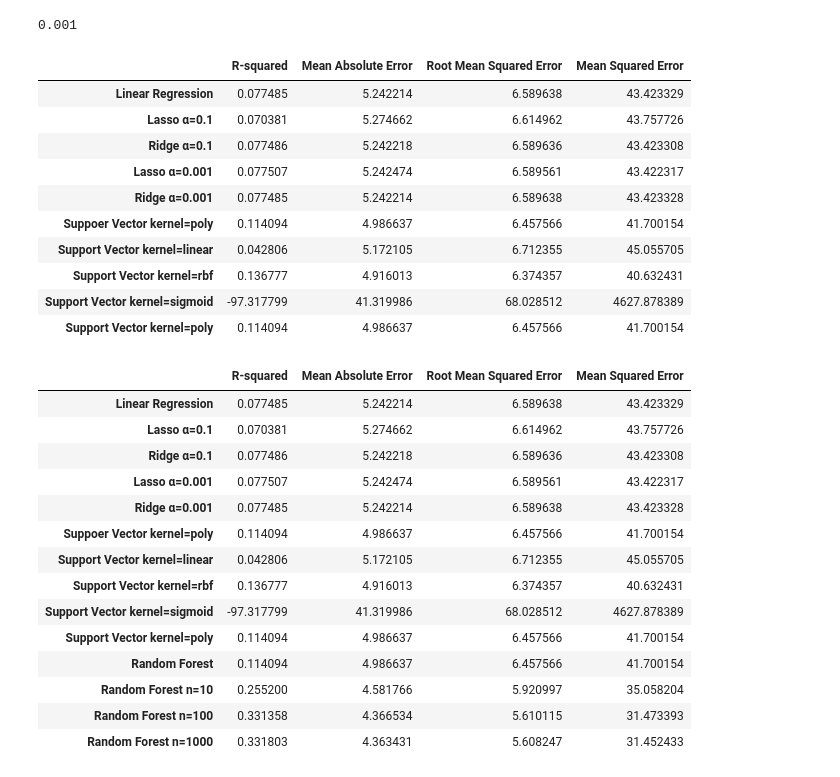
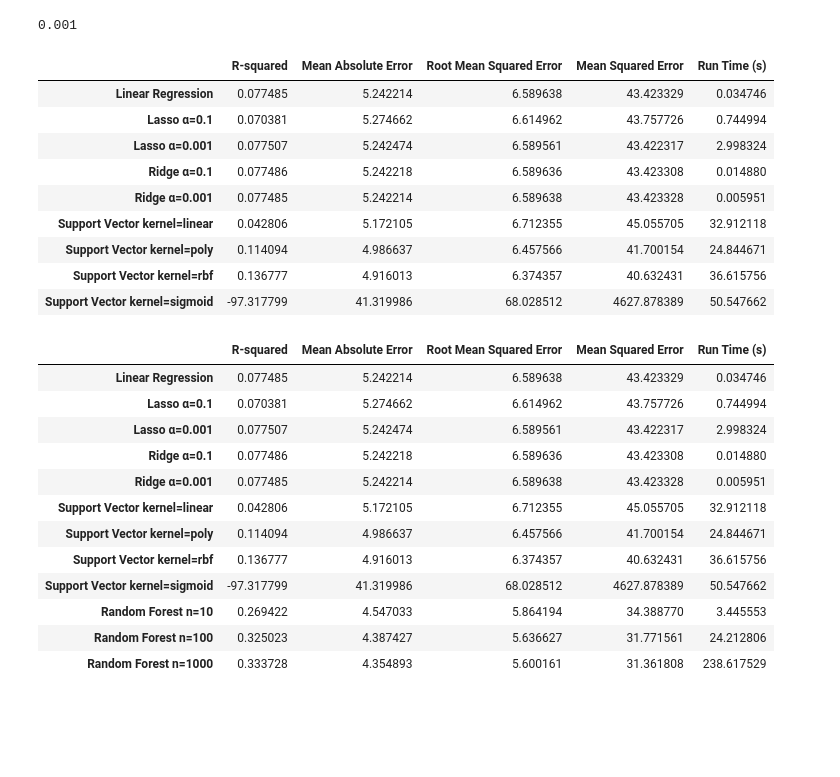
Before and after one commit to aferguson15235/tda, a Jupyter notebook: linear_regression.ipynb, the cells around one changed output. Saved outputs shown, nothing was run; the diff lists cells and outputs as text; code cells hidden in the pictures; blank space fills up the shorter version.

Commit message:
regression timers

```diff
--- a/linear_regression.ipynb
+++ b/linear_regression.ipynb
@@ -196,10 +197,13 @@ acc_db = pd.DataFrame(columns=['R-squared', 'Mean Absolute Error', 'Root Mean Sq
 # %%
 # create multi linear regression using Ordinary Least Squares
+start = time.time()
 lin_reg = LinearRegression()
 # train the model
 lin_reg.fit(x_train,y_train)
 # test model on test data
 y_pred_lin_reg = lin_reg.predict(x_test)
+# measure runtime of model
+run_time = time.time() - start
 
 # add prediction and actual to database
 db_lin_reg = pd.DataFrame({'Actual': y_test, 'Predicted': y_pred_lin_reg})
@@ -211,7 +215,7 @@ RMSE = metrics.root_mean_squared_error(y_test, y_pred_lin_reg)
 MSE = RMSE**2
 
 # add statistics to database
-acc_db.loc['Linear Regression'] = [R2, MAE, RMSE, MSE]
+acc_db.loc['Linear Regression'] = [R2, MAE, RMSE, MSE, run_time]
 
 acc_db
 # %% [output]
@@ -220,11 +224,14 @@ acc_db
 # %%
 # Lasso model with variable alpha
+start = time.time()
 alpha = 0.001
 model_lasso = Lasso(alpha)
 # train the model
 model_lasso.fit(x_train,y_train)
 # test model on test data
 y_pred_lasso = model_lasso.predict(x_test)
+# measure runtime of model
+run_time = time.time() - start
 
 # add prediction and actual to database
 db_lasso = pd.DataFrame({'Actual': y_test, 'Predicted': y_pred_lasso})
@@ -236,7 +243,7 @@ RMSE = metrics.root_mean_squared_error(y_test, y_pred_lasso)
 MSE = RMSE**2
 
 # add statistics to database
-acc_db.loc['Lasso '+chr(945)+'='+str(alpha)] = [R2, MAE, RMSE, MSE]
+acc_db.loc['Lasso '+chr(945)+'='+str(alpha)] = [R2, MAE, RMSE, MSE, run_time]
 
 acc_db
 # %% [output]
@@ -248,11 +254,14 @@ acc_db
 # %%
 # Ridge model with variable alpha
+start = time.time()
 alpha = 0.001
 model_ridge = Ridge(alpha)
 # train the model
 model_ridge.fit(x_train,y_train)
 # test model on test data
 y_pred_ridge = model_ridge.predict(x_test)
+# measure runtime of model
+run_time = time.time() - start
 
 # add prediction and actual to database
 db_ridge = pd.DataFrame({'Actual': y_test, 'Predicted': y_pred_ridge})
@@ -264,7 +273,7 @@ RMSE = metrics.root_mean_squared_error(y_test, y_pred_ridge)
 MSE = RMSE**2
 
 # add statistics to database
-acc_db.loc['Ridge '+chr(945)+'='+str(alpha)] = [R2, MAE, RMSE, MSE]
+acc_db.loc['Ridge '+chr(945)+'='+str(alpha)] = [R2, MAE, RMSE, MSE, run_time]
 
 acc_db
 # %% [output]
@@ -288,12 +297,15 @@ print(model.alpha_)
 0.001
 # %%
 # support vector regressor with variable kernel - options: {‘linear’, ‘poly’, ‘rbf’, ‘sigmoid’}
-kernel = 'poly'
+start = time.time()
+kernel = 'sigmoid'
 svr = SVR(kernel=kernel)
 # train the model
 svr.fit(x_train,y_train)
 # test model on test data
 y_pred_svr = svr.predict(x_test)
+# measure runtime of model
+run_time = time.time() - start
 
 # add prediction and actual to database
 db_svr = pd.DataFrame({'Actual': y_test, 'Predicted': y_pred_svr})
@@ -305,56 +317,56 @@ RMSE = metrics.root_mean_squared_error(y_test, y_pred_svr)
 MSE = RMSE**2
 
 # add statistics to database
-acc_db.loc['Support Vector kernel='+kernel] = [R2, MAE, RMSE, MSE]
+acc_db.loc['Support Vector kernel='+kernel] = [R2, MAE, RMSE, MSE, run_time]
 
 acc_db
 # %% [output]
-|  | R-squared | Mean Absolute Error | Root Mean Squared Error | Mean Squared Error |
-| Linear Regression | 0.077485 | 5.242214 | 6.589638 | 43.423329 |
-| Lasso α=0.1 | 0.070381 | 5.274662 | 6.614962 | 43.757726 |
-| Ridge α=0.1 | 0.077486 | 5.242218 | 6.589636 | 43.423308 |
-| Lasso α=0.001 | 0.077507 | 5.242474 | 6.589561 | 43.422317 |
-| Ridge α=0.001 | 0.077485 | 5.242214 | 6.589638 | 43.423328 |
-| Suppoer Vector kernel=poly | 0.114094 | 4.986637 | 6.457566 | 41.700154 |
-| Support Vector kernel=linear | 0.042806 | 5.172105 | 6.712355 | 45.055705 |
-| Support Vector kernel=rbf | 0.136777 | 4.916013 | 6.374357 | 40.632431 |
-| Support Vector kernel=sigmoid | -97.317799 | 41.319986 | 68.028512 | 4627.878389 |
-| Support Vector kernel=poly | 0.114094 | 4.986637 | 6.457566 | 41.700154 |
+|  | R-squared | Mean Absolute Error | Root Mean Squared Error | Mean Squared Error | Run Time (s) |
+| Linear Regression | 0.077485 | 5.242214 | 6.589638 | 43.423329 | 0.034746 |
+| Lasso α=0.1 | 0.070381 | 5.274662 | 6.614962 | 43.757726 | 0.744994 |
+| Lasso α=0.001 | 0.077507 | 5.242474 | 6.589561 | 43.422317 | 2.998324 |
+| Ridge α=0.1 | 0.077486 | 5.242218 | 6.589636 | 43.423308 | 0.014880 |
+| Ridge α=0.001 | 0.077485 | 5.242214 | 6.589638 | 43.423328 | 0.005951 |
+| Support Vector kernel=linear | 0.042806 | 5.172105 | 6.712355 | 45.055705 | 32.912118 |
+| Support Vector kernel=poly | 0.114094 | 4.986637 | 6.457566 | 41.700154 | 24.844671 |
+| Support Vector kernel=rbf | 0.136777 | 4.916013 | 6.374357 | 40.632431 | 36.615756 |
+| Support Vector kernel=sigmoid | -97.317799 | 41.319986 | 68.028512 | 4627.878389 | 50.547662 |
 # %%
 # random forest regressor with variable number of estimators
+start = time.time()
 n = 1000
 rf_reg = RandomForestRegressor(n_estimators=n)
 # train the model
 rf_reg.fit(x_train,y_train)
 # test model on test data
 y_pred_rf_reg = rf_reg.predict(x_test)
+# measure runtime of model
+run_time = time.time() - start
 
 # add prediction and actual to database
 db_rf_reg = pd.DataFrame({'Actual': y_test, 'Predicted': y_pred_rf_reg})
 
 # compute accuracy statistics
 R2 = metrics.r2_score(y_test, y_pred_rf_reg)
 MAE = metrics.mean_absolute_error(y_test, y_pred_rf_reg)
 RMSE = metrics.root_mean_squared_error(y_test, y_pred_rf_reg)
 MSE = RMSE**2
 
 # add statistics to database
-acc_db.loc['Random Forest n='+str(n)] = [R2, MAE, RMSE, MSE]
+acc_db.loc['Random Forest n='+str(n)] = [R2, MAE, RMSE, MSE, run_time]
 
 acc_db
 # %% [output]
-|  | R-squared | Mean Absolute Error | Root Mean Squared Error | Mean Squared Error |
-| Linear Regression | 0.077485 | 5.242214 | 6.589638 | 43.423329 |
-| Lasso α=0.1 | 0.070381 | 5.274662 | 6.614962 | 43.757726 |
-| Ridge α=0.1 | 0.077486 | 5.242218 | 6.589636 | 43.423308 |
-| Lasso α=0.001 | 0.077507 | 5.242474 | 6.589561 | 43.422317 |
-| Ridge α=0.001 | 0.077485 | 5.242214 | 6.589638 | 43.423328 |
-| Suppoer Vector kernel=poly | 0.114094 | 4.986637 | 6.457566 | 41.700154 |
-| Support Vector kernel=linear | 0.042806 | 5.172105 | 6.712355 | 45.055705 |
-| Support Vector kernel=rbf | 0.136777 | 4.916013 | 6.374357 | 40.632431 |
-| Support Vector kernel=sigmoid | -97.317799 | 41.319986 | 68.028512 | 4627.878389 |
-| Support Vector kernel=poly | 0.114094 | 4.986637 | 6.457566 | 41.700154 |
-| Random Forest | 0.114094 | 4.986637 | 6.457566 | 41.700154 |
-| Random Forest n=10 | 0.255200 | 4.581766 | 5.920997 | 35.058204 |
-| Random Forest n=100 | 0.331358 | 4.366534 | 5.610115 | 31.473393 |
-| Random Forest n=1000 | 0.331803 | 4.363431 | 5.608247 | 31.452433 |
+|  | R-squared | Mean Absolute Error | Root Mean Squared Error | Mean Squared Error | Run Time (s) |
+| Linear Regression | 0.077485 | 5.242214 | 6.589638 | 43.423329 | 0.034746 |
+| Lasso α=0.1 | 0.070381 | 5.274662 | 6.614962 | 43.757726 | 0.744994 |
+| Lasso α=0.001 | 0.077507 | 5.242474 | 6.589561 | 43.422317 | 2.998324 |
+| Ridge α=0.1 | 0.077486 | 5.242218 | 6.589636 | 43.423308 | 0.014880 |
+| Ridge α=0.001 | 0.077485 | 5.242214 | 6.589638 | 43.423328 | 0.005951 |
+| Support Vector kernel=linear | 0.042806 | 5.172105 | 6.712355 | 45.055705 | 32.912118 |
+| Support Vector kernel=poly | 0.114094 | 4.986637 | 6.457566 | 41.700154 | 24.844671 |
+| Support Vector kernel=rbf | 0.136777 | 4.916013 | 6.374357 | 40.632431 | 36.615756 |
+| Support Vector kernel=sigmoid | -97.317799 | 41.319986 | 68.028512 | 4627.878389 | 50.547662 |
+| Random Forest n=10 | 0.269422 | 4.547033 | 5.864194 | 34.388770 | 3.445553 |
+| Random Forest n=100 | 0.325023 | 4.387427 | 5.636627 | 31.771561 | 24.212806 |
+| Random Forest n=1000 | 0.333728 | 4.354893 | 5.600161 | 31.361808 | 238.617529 |
```
Also changed, not shown: parts of 6 cells of this notebook, 1 other file.
